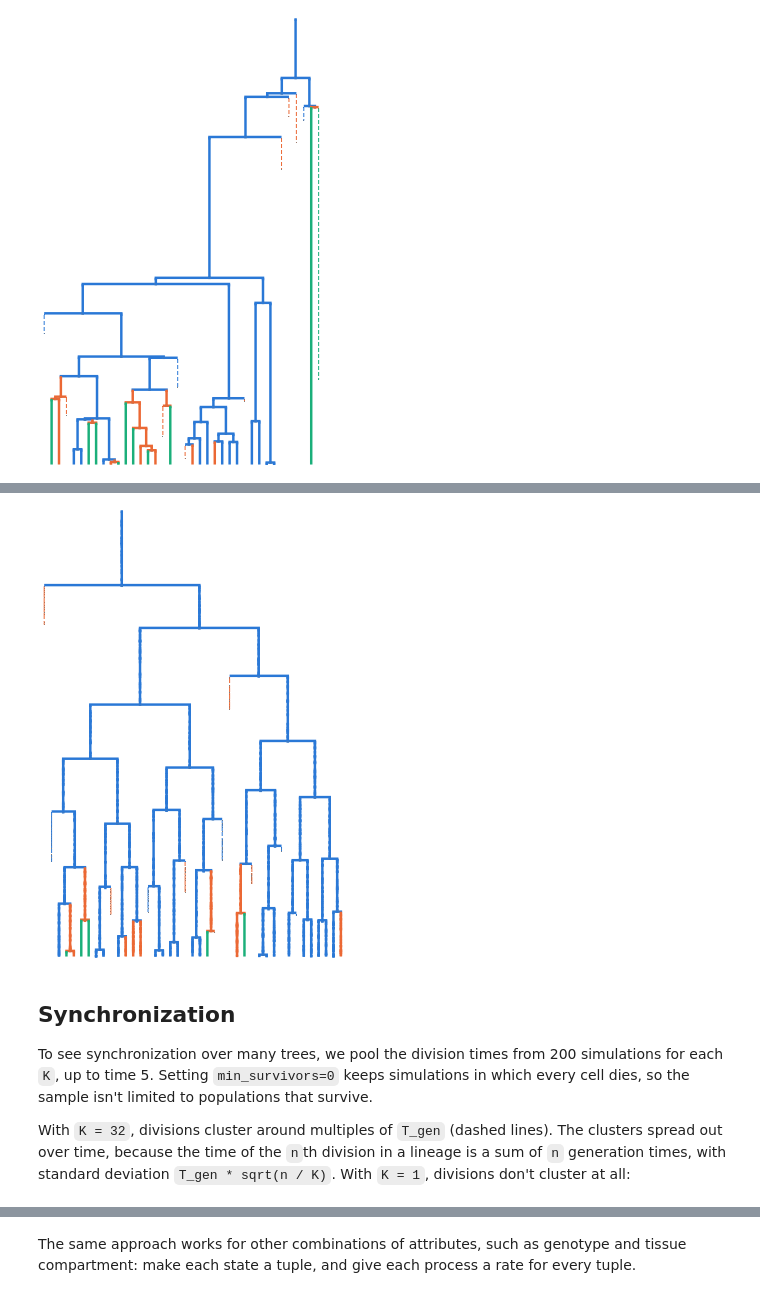
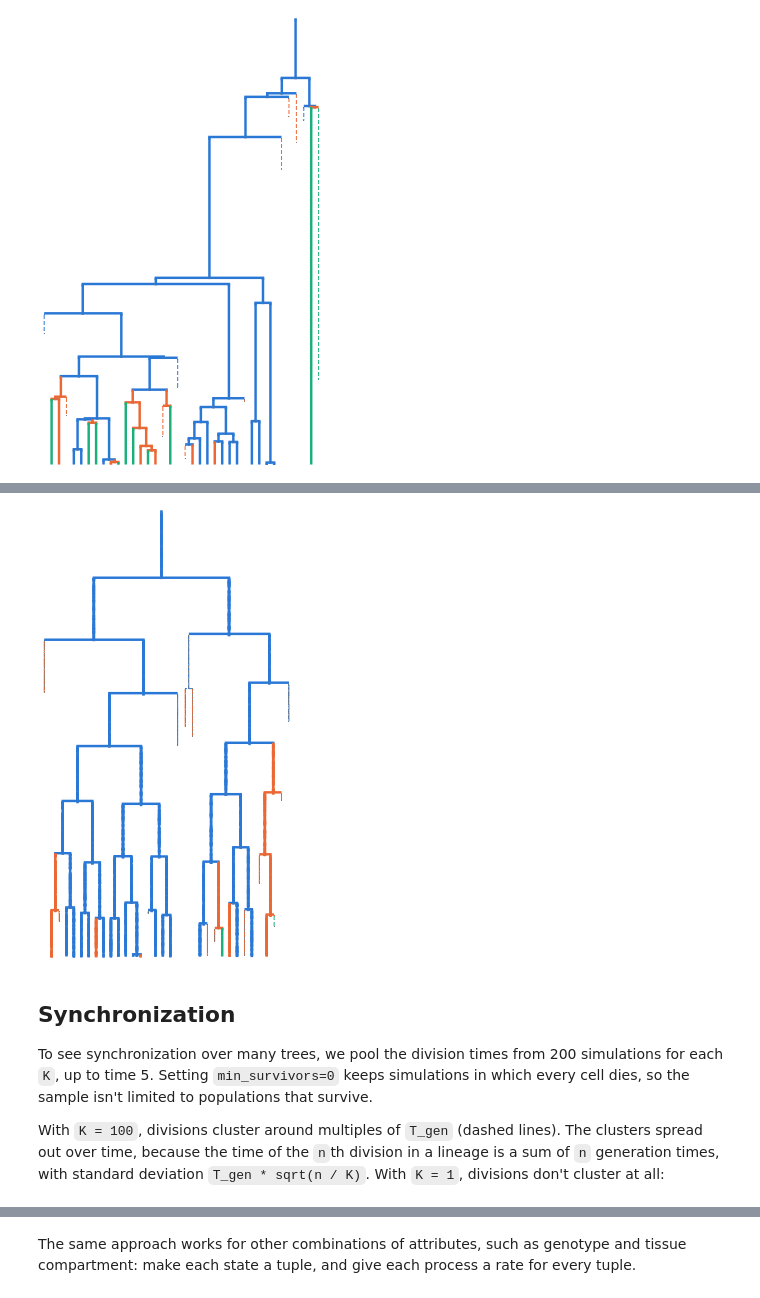
Before and after one commit to dewitt-lab/BDMS, a Jupyter notebook: docs/notebooks/hierarchical_states.ipynb, the cells around one changed output, grey strips where cells are left out. Cells and saved outputs as stored; diff of their text form; code cells hidden in the pictures.

```diff
--- a/docs/notebooks/hierarchical_states.ipynb
+++ b/docs/notebooks/hierarchical_states.ipynb
@@ -86,7 +85,7 @@ def cell_cycle_model(K):
 We'll compare three numbers of stages.
 As `K` grows, the generation-time distribution narrows around its mean, `T_gen` (dashed line):
 # %%
-Ks = (1, 4, 32)
+Ks = (1, 10, 100)
 ink = "#52514e"  # color for data
 reference = "#c3c2b7"  # color for reference lines
 
@@ -171,14 +171,14 @@ With `K = 32`, divisions happen in nearly synchronized waves, about one mean gen
 # %%
-render(trees[32])
+render(trees[100])
 # %% [output]
-[figure, old version]
+[figure, new version]
 # %% [markdown]
 ## Synchronization
 
 To see synchronization over many trees, we pool the division times from 200 simulations for each `K`, up to time 5.
 Setting `min_survivors=0` keeps simulations in which every cell dies, so the sample isn't limited to populations that survive.
 
-With `K = 32`, divisions cluster around multiples of `T_gen` (dashed lines).
+With `K = 100`, divisions cluster around multiples of `T_gen` (dashed lines).
 The clusters spread out over time, because the time of the `n`th division in a lineage is a sum of `n` generation times, with standard deviation `T_gen * sqrt(n / K)`.
 With `K = 1`, divisions don't cluster at all:
 # %%
```
Also changed, not shown: parts of 9 cells of this notebook.
